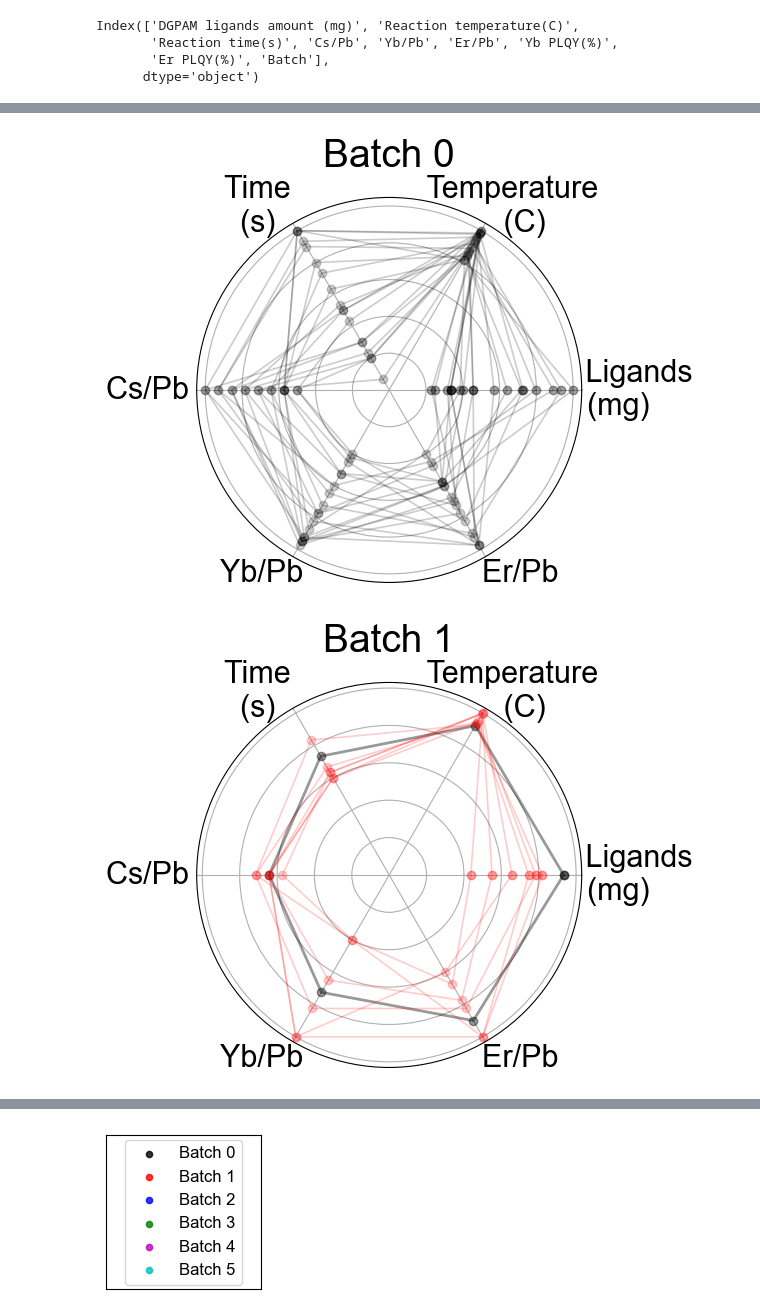
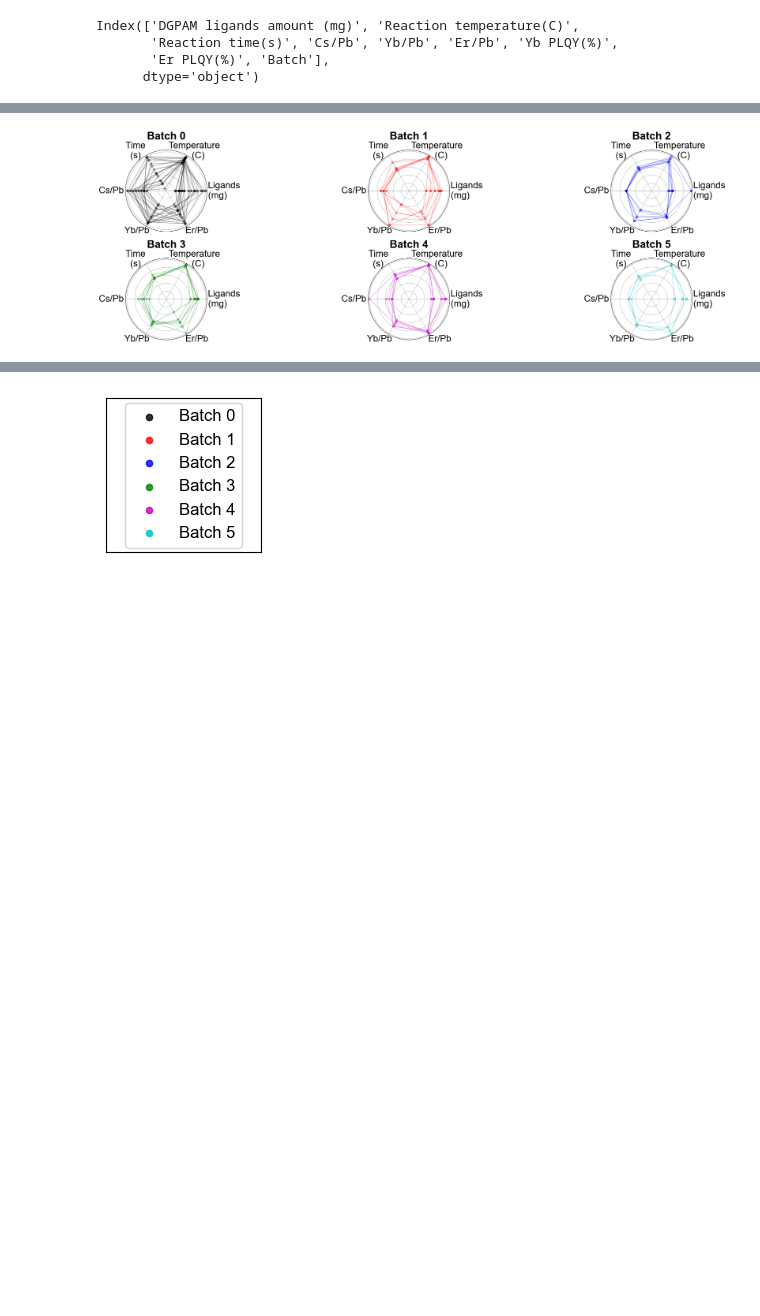
Before and after one commit to andrelowky/Optimization-of-Yb-Er-co-doped-CsPbCl3-NCs-with-DGPAM-ligands, a Jupyter notebook: optimization for NCs - codope data analysis.ipynb, the cells around one changed output, grey strips where cells are left out. Drawn from its saved outputs; the diff is of its cells as text; code cells hidden in the pictures; blank space fills up the shorter version.

```diff
--- a/optimization for NCs - codope data analysis.ipynb
+++ b/optimization for NCs - codope data analysis.ipynb
@@ -121,9 +121,13 @@ best3 = batch3[df.loc[df['Batch']==3, 'Er PLQY(%)',].argmax().item()]
 best_values3 = best3.tolist()
 best_values3 += best_values3[:1]  # Close the line
 
-best4 = batch3[df.loc[df['Batch']==4, 'Er PLQY(%)',].argmax().item()]
+best4 = batch4[df.loc[df['Batch']==4, 'Er PLQY(%)',].argmax().item()]
 best_values4 = best4.tolist()
 best_values4 += best_values4[:1]  # Close the line
+
+best5 = batch5[df.loc[df['Batch']==5, 'Er PLQY(%)',].argmax().item()]
+best_values5 = best5.tolist()
+best_values5 += best_values5[:1]  # Close the line
 
 num_vars = len(labels)
 angles = np.linspace(0, 2 * np.pi, num_vars, endpoint=False).tolist()
@@ -131,41 +135,53 @@ angles += angles[:1]  # Close the circle
 
 labels = ['         Ligands\n    (mg)', '    Temperature\n       (C)',
        'Time      \n(s)      ', 'Cs/Pb       ', 'Yb/Pb     ', '      Er/Pb', ]
 
+f, axes = plt.subplots(2, 3, figsize=(24, 8), subplot_kw={'projection': 'polar'})
+
 for batch, c, number in zip([batch0, batch1, batch2, batch3, batch4, batch5],
                     ['k', 'r', 'b', 'g', 'm', 'c'], [0, 1, 2, 3, 4, 5]):
 
-    fig, ax = plt.subplots(figsize=(5, 5), subplot_kw={'projection': 'polar'})
+    if number == 0:
+        ax = axes[0,0]
+    elif number == 1:
+        ax = axes[0,1]
+    elif number == 2:
+        ax = axes[0,2]
+    elif number == 3:
+        ax = axes[1,0]
+    elif number == 4:
+        ax = axes[1,1]
+    elif number == 5:
+        ax = axes[1,2]
 
-
+    '''
     if number == 1:
         ax.plot(angles, best_values0, 'o-', linewidth=2, c='k', alpha=0.4)
     elif number == 2:
         ax.plot(angles, best_values1, 'o-', linewidth=2, c='r', alpha=0.4)
     elif number == 3:
         ax.plot(angles, best_values2, 'o-', linewidth=2, c='b', alpha=0.4)
     elif number == 4:
         ax.plot(angles, best_values3, 'o-', linewidth=2, c='g', alpha=0.4)
     elif number == 5:
         ax.plot(angles, best_values4, 'o-', linewidth=2, c='m', alpha=0.4)
-
+    '''
     for i, sample in enumerate(batch):
         values = sample.tolist()
         values += values[:1]  # Close the line
-        ax.plot(angles, values, 'o-', linewidth=1.2, c=c, alpha=0.2)
+        ax.plot(angles, values, 'o-', linewidth=1.6, c=c, alpha=0.3)
         #ax.fill(angles, values, alpha=0.01, c=c)  # Optional fill
-
-
 
     # Set axis labels
     ax.set_xticks(angles[:-1])
-    ax.set_xticklabels(labels, fontsize=22,)
+    ax.set_xticklabels(labels, fontsize=24,)
     ax.set_yticklabels([])  # Remove radial labels
 
     # Add legend and title
     #plt.legend(loc='upper right', bbox_to_anchor=(1.3, 1.0))
-    plt.title(f'Batch {number}', fontsize=28)
-    plt.show()
+    ax.set_title(f'Batch {number}', fontsize=28, fontweight='bold')
+
+plt.tight_layout()
+plt.show()
 # %% [output]
-[figure, old version]
+[figure, new version]
-[figure, removed]
```
Also changed, not shown: parts of 5 cells of this notebook.
